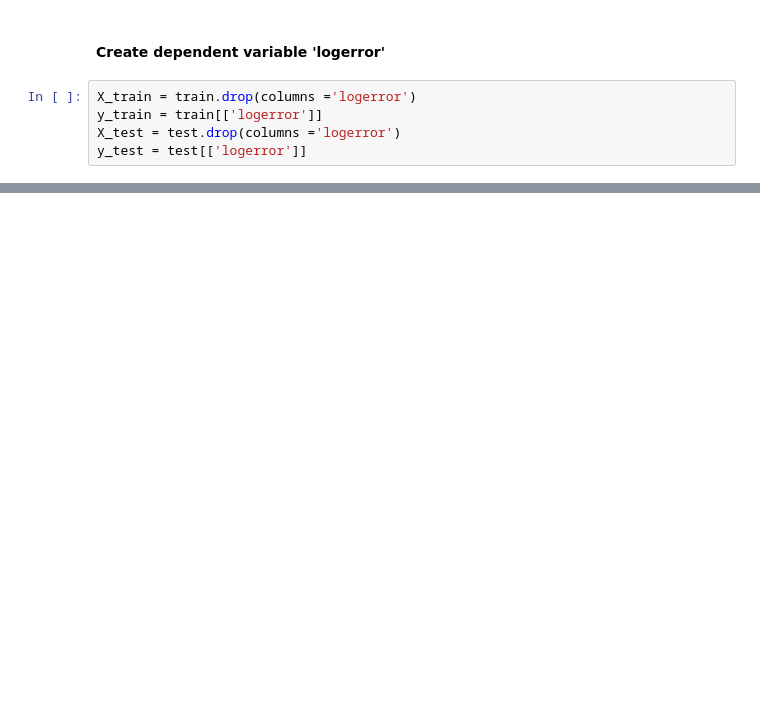
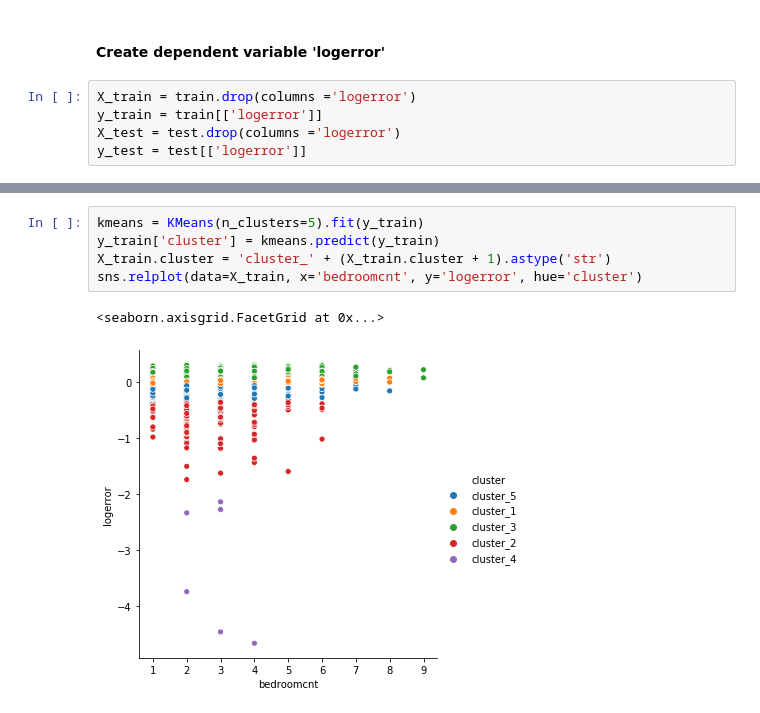
Before and after one commit to Osdorn-Typewriter-Repair/osdorn_project, a Jupyter notebook: osdorn_project_sean.ipynb, the cells around one changed output, grey strips where cells are left out. Drawn from its saved outputs; the diff is of its cells as text; blank space fills up the shorter version.

```diff
--- a/osdorn_project_sean.ipynb
+++ b/osdorn_project_sean.ipynb
@@ -447,0 +458,8 @@ train.groupby(['cluster']).mean().sort_values('logerror')
+# %%
+kmeans = KMeans(n_clusters=5).fit(y_train)
+y_train['cluster'] = kmeans.predict(y_train)
+X_train.cluster = 'cluster_' + (X_train.cluster + 1).astype('str')
+sns.relplot(data=X_train, x='bedroomcnt', y='logerror', hue='cluster')
+# %% [output]
+<seaborn.axisgrid.FacetGrid at 0x...>
+[figure, added]
```
Also changed, not shown: parts of 11 cells of this notebook.
